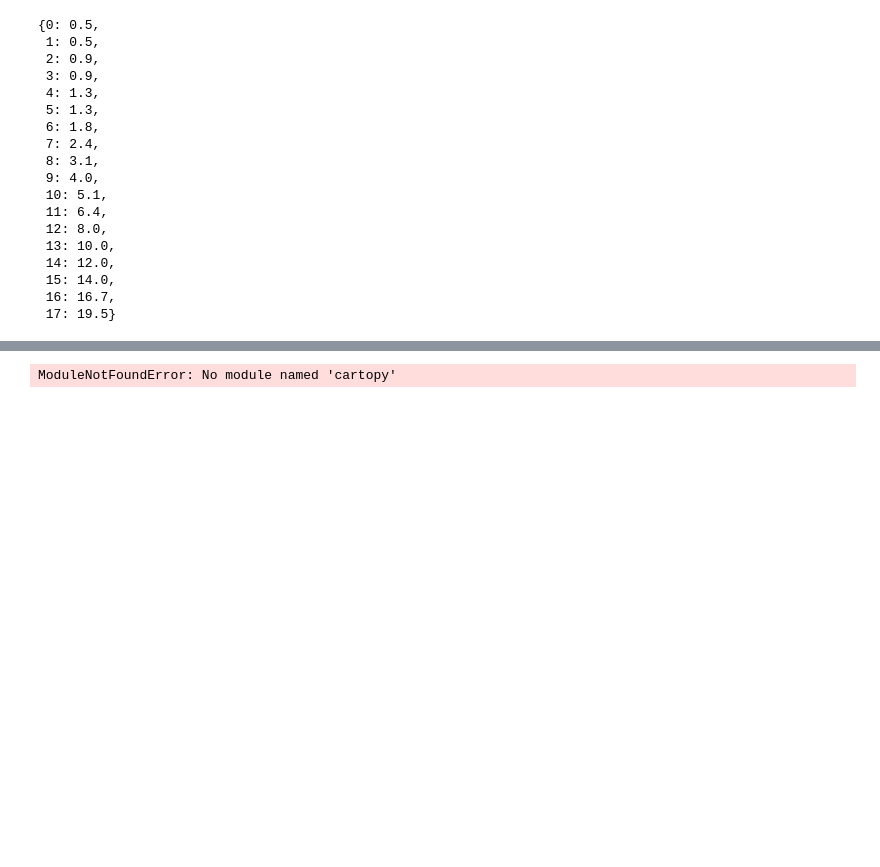
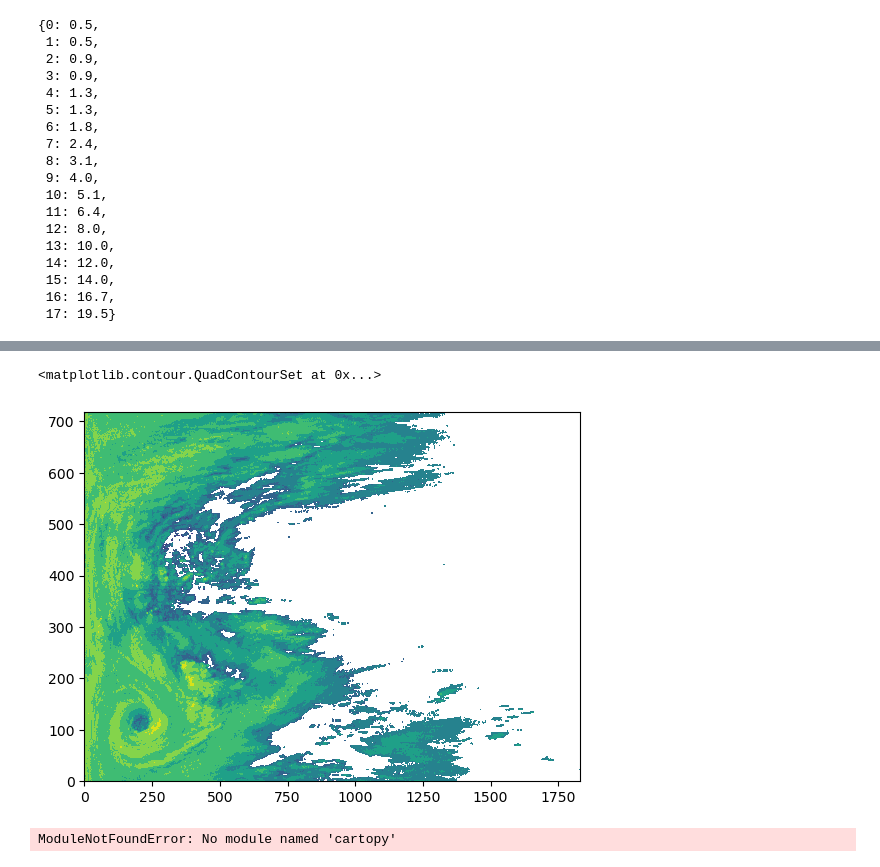
Before and after one commit to tsubakih07/pyart_lecture, a Jupyter notebook: pyart_training/pyart_practice.ipynb, the cells around one changed output, grey strips where cells are left out. Saved outputs shown, nothing was run; the diff lists cells and outputs as text; code cells hidden in the pictures; blank space fills up the shorter version.

```diff
--- a/pyart_training/pyart_practice.ipynb
+++ b/pyart_training/pyart_practice.ipynb
@@ -71,3 +89,13 @@ sweep_angle_dict
+# %%
+# how about one sweep data?
+swp = radar_data.extract_sweeps([0])
+swp_data =swp.fields[field]['data']
+plt.contourf(swp_data)
+
+# yes, we need to project on the polar coodinate...
+# %% [output]
+<matplotlib.contour.QuadContourSet at 0x...>
+[figure, added]
 # %%
 # use azimuthal equidistant projection
 
```
Also changed, not shown: parts of 9 cells of this notebook.
